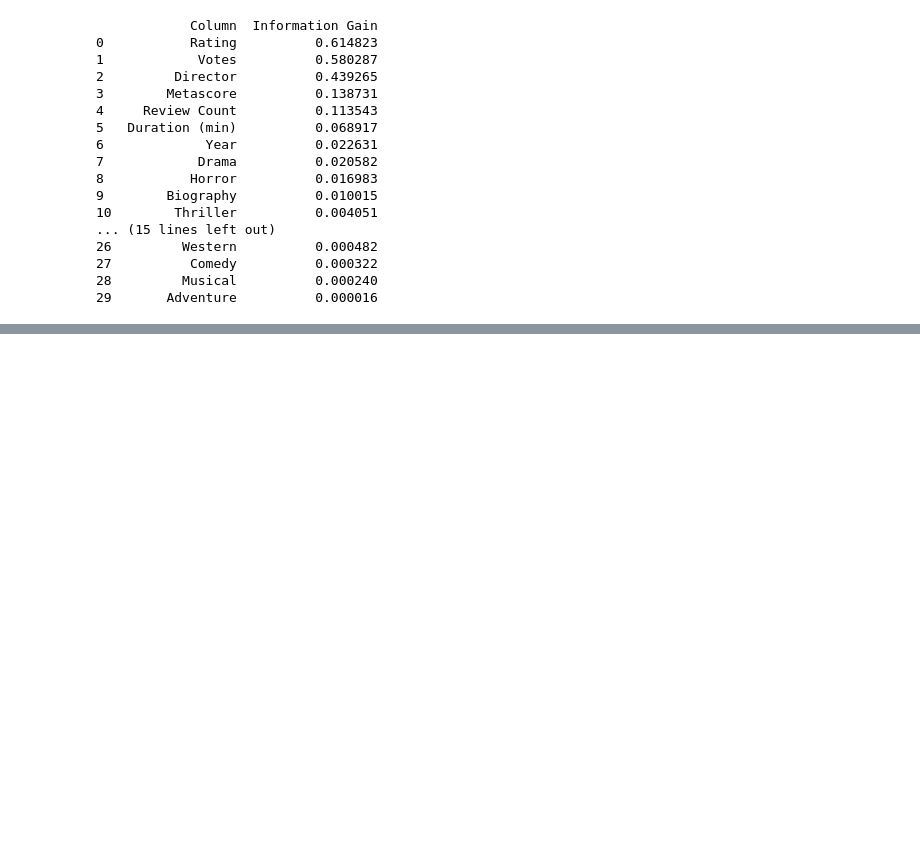
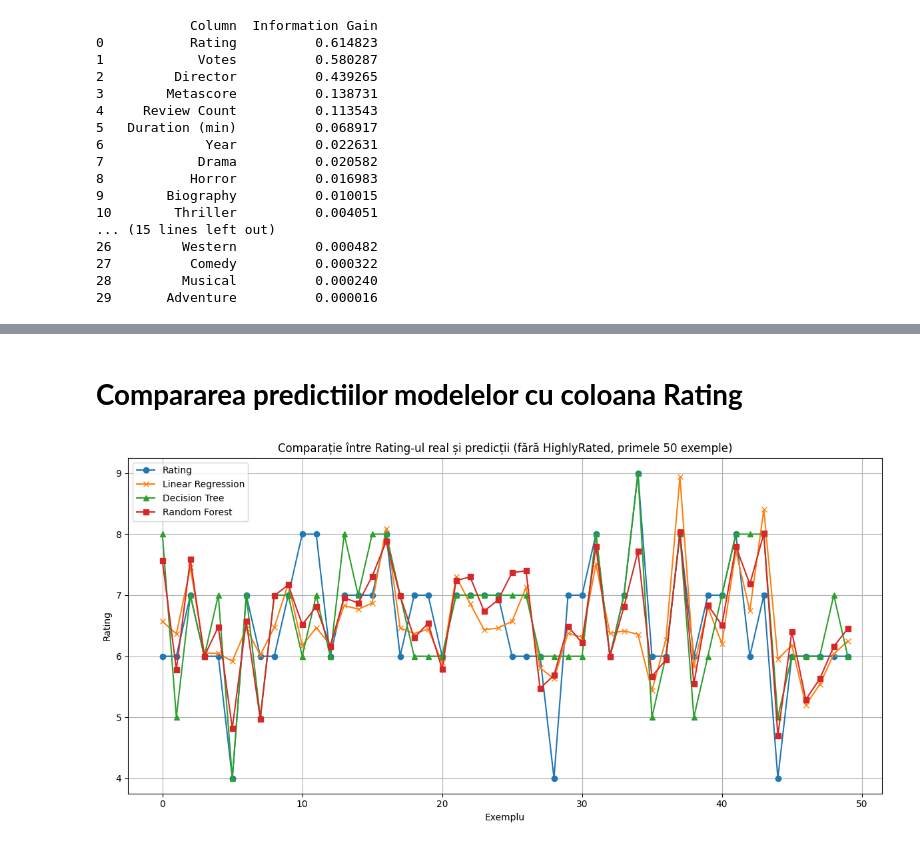
Before and after one commit to DenisBachmatchi12/imdb, a Jupyter notebook: imdb-movies.ipynb, the cells around one changed output, grey strips where cells are left out. Saved outputs shown, nothing was run; the diff lists cells and outputs as text; code cells hidden in the pictures; blank space fills up the shorter version.

```diff
--- a/imdb-movies.ipynb
+++ b/imdb-movies.ipynb
@@ -662,0 +385,6 @@ Please also refer to the documentation for alternative solver options:
+# %%
+# Load the cleaned dataset
+db_clean = pd.read_csv("imdb-movies-dataset-clean.csv")
+
+# Display column types to verify and select only non-text features
+db_clean.dtypes
@@ -662,0 +464,46 @@ Please also refer to the documentation for alternative solver options:
+# %% [markdown]
+# **Compararea predictiilor modelelor cu coloana Rating**
+# %%
+# Refacem totul fără coloana 'HighlyRated'
+
+# Eliminăm 'HighlyRated' dacă există
+X_no_highlyrated = db_clean.select_dtypes(include=['int64', 'float64']).drop(columns=['Rating', 'HighlyRated'])
+y = db_clean['Rating']
+
+# Împărțim datele în train și test
+X_train, X_test, y_train, y_test = train_test_split(X_no_highlyrated, y, test_size=0.2, random_state=42)
+
+# Antrenăm cele 3 modele
+linreg = LinearRegression().fit(X_train, y_train)
+dtree = DecisionTreeRegressor(random_state=42).fit(X_train, y_train)
+rf = RandomForestRegressor(random_state=42).fit(X_train, y_train)
+
+# Facem predicții
+y_pred_linreg = linreg.predict(X_test)
+y_pred_dtree = dtree.predict(X_test)
+y_pred_rf = rf.predict(X_test)
+
+# Comparație între real și prezis
+comparison_df = pd.DataFrame({
+    'Rating': y_test.values,
+    'Predicted Linear Regression': y_pred_linreg,
+    'Predicted Decision Tree': y_pred_dtree,
+    'Predicted Random Forest': y_pred_rf
+})
+
+# Grafic pentru primele 50 de exemple
+plt.figure(figsize=(12, 6))
+plt.plot(comparison_df['Rating'].values[:50], label='Rating', marker='o')
+plt.plot(comparison_df['Predicted Linear Regression'].values[:50], label='Linear Regression', marker='x')
+plt.plot(comparison_df['Predicted Decision Tree'].values[:50], label='Decision Tree', marker='^')
+plt.plot(comparison_df['Predicted Random Forest'].values[:50], label='Random Forest', marker='s')
+
+plt.title('Comparație între Rating-ul real și predicții (fără HighlyRated, primele 50 exemple)')
+plt.xlabel('Exemplu')
+plt.ylabel('Rating')
+plt.legend()
+plt.grid(True)
+plt.tight_layout()
+plt.show()
+# %% [output]
+[figure, added]
```
Also changed, not shown: parts of 23 cells of this notebook, 1 other file.
